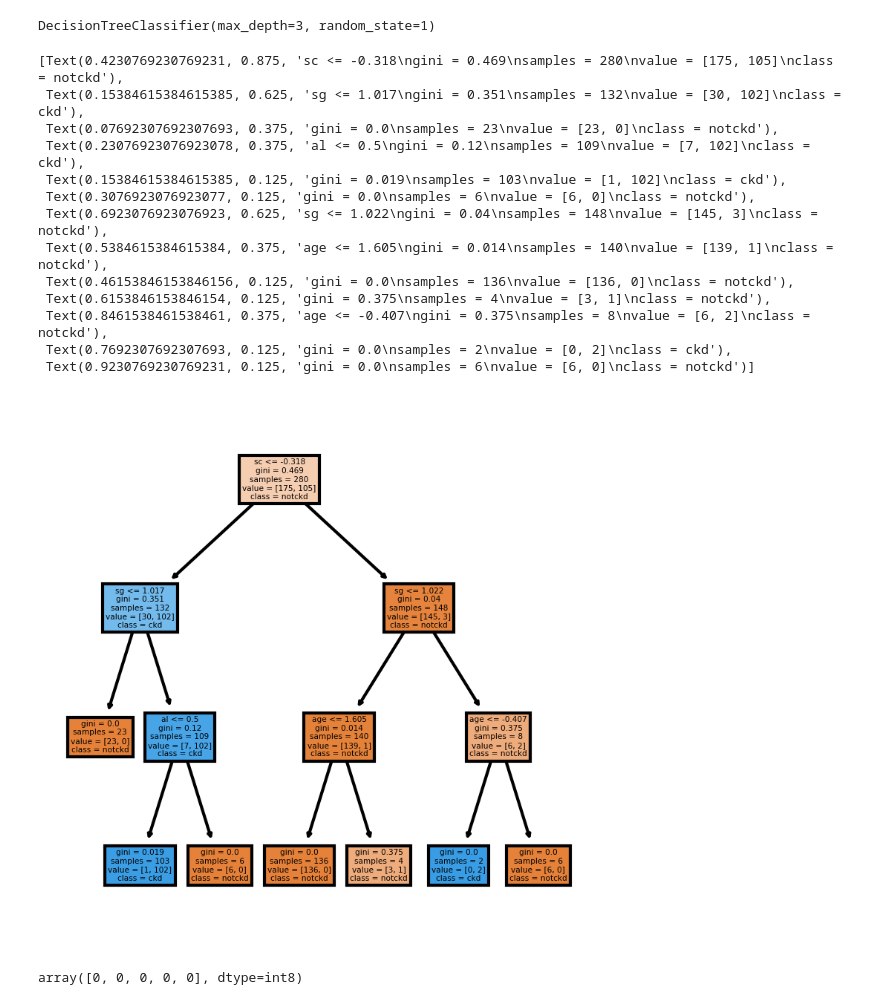
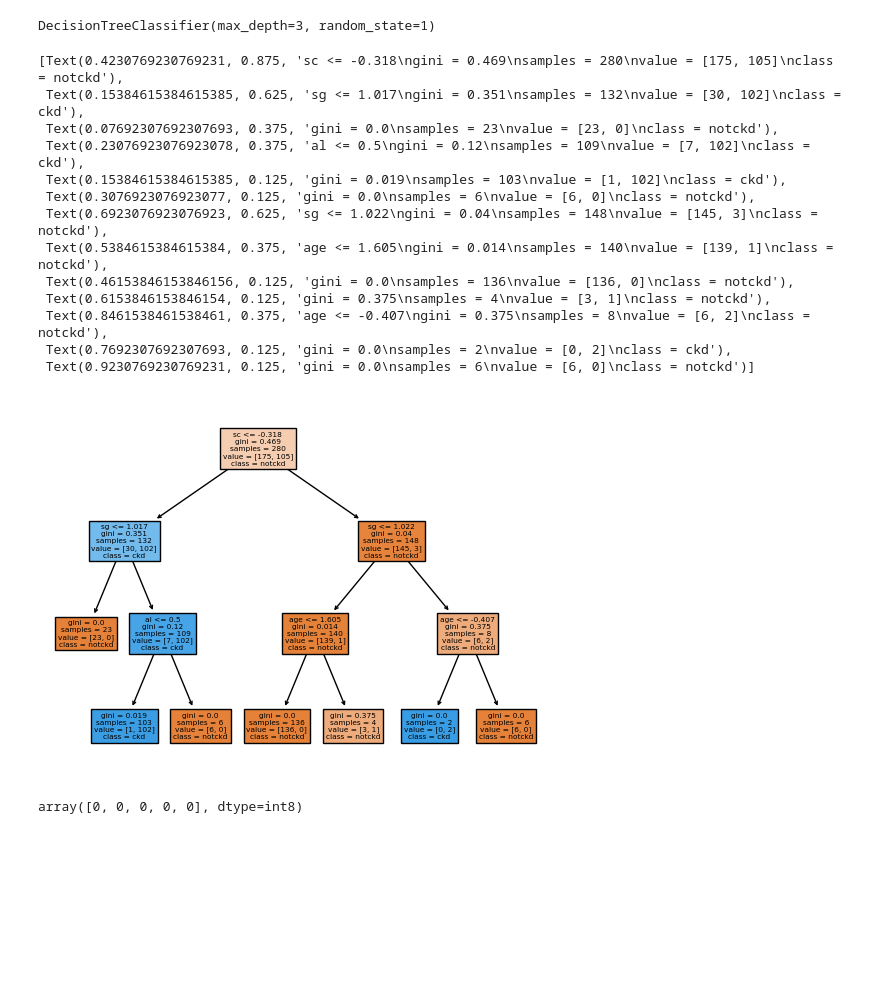
Before and after one commit to dail9/3da-assignment6, a Jupyter notebook: assignment6.ipynb, the cells around one changed output. Cells and saved outputs as stored; diff of their text form; code cells hidden in the pictures; blank space fills up the shorter version.

```diff
--- a/assignment6.ipynb
+++ b/assignment6.ipynb
@@ -1164,31 +1165,29 @@ cs_dt_new.fit(X_train, y_train)
 # %% [output]
 DecisionTreeClassifier(max_depth=3, random_state=1)
 # %%
-fig, axes = plt.subplots(
-    nrows = 1,ncols = 1,figsize = (3,3), dpi=300
-    )
+
 plot_tree(
     cs_dt_new,
     max_depth= 3,
     feature_names = X_train.columns.tolist(),
     class_names=['notckd', 'ckd'],
     filled = True
     )
 # %% [output]
 [Text(0.4230769230769231, 0.875, 'sc <= -0.318\ngini = 0.469\nsamples = 280\nvalue = [175, 105]\nclass = notckd'),
  Text(0.15384615384615385, 0.625, 'sg <= 1.017\ngini = 0.351\nsamples = 132\nvalue = [30, 102]\nclass = ckd'),
  Text(0.07692307692307693, 0.375, 'gini = 0.0\nsamples = 23\nvalue = [23, 0]\nclass = notckd'),
  Text(0.23076923076923078, 0.375, 'al <= 0.5\ngini = 0.12\nsamples = 109\nvalue = [7, 102]\nclass = ckd'),
  Text(0.15384615384615385, 0.125, 'gini = 0.019\nsamples = 103\nvalue = [1, 102]\nclass = ckd'),
  Text(0.3076923076923077, 0.125, 'gini = 0.0\nsamples = 6\nvalue = [6, 0]\nclass = notckd'),
  Text(0.6923076923076923, 0.625, 'sg <= 1.022\ngini = 0.04\nsamples = 148\nvalue = [145, 3]\nclass = notckd'),
  Text(0.5384615384615384, 0.375, 'age <= 1.605\ngini = 0.014\nsamples = 140\nvalue = [139, 1]\nclass = notckd'),
  Text(0.46153846153846156, 0.125, 'gini = 0.0\nsamples = 136\nvalue = [136, 0]\nclass = notckd'),
  Text(0.6153846153846154, 0.125, 'gini = 0.375\nsamples = 4\nvalue = [3, 1]\nclass = notckd'),
  Text(0.8461538461538461, 0.375, 'age <= -0.407\ngini = 0.375\nsamples = 8\nvalue = [6, 2]\nclass = notckd'),
  Text(0.7692307692307693, 0.125, 'gini = 0.0\nsamples = 2\nvalue = [0, 2]\nclass = ckd'),
  Text(0.9230769230769231, 0.125, 'gini = 0.0\nsamples = 6\nvalue = [6, 0]\nclass = notckd')]
-[figure, old version]
+[figure, new version]
 # %%
 pred_new = cs_dt_new.predict(X_test)
 pred_new[:5]
```
Also changed, not shown: parts of 8 cells of this notebook.
